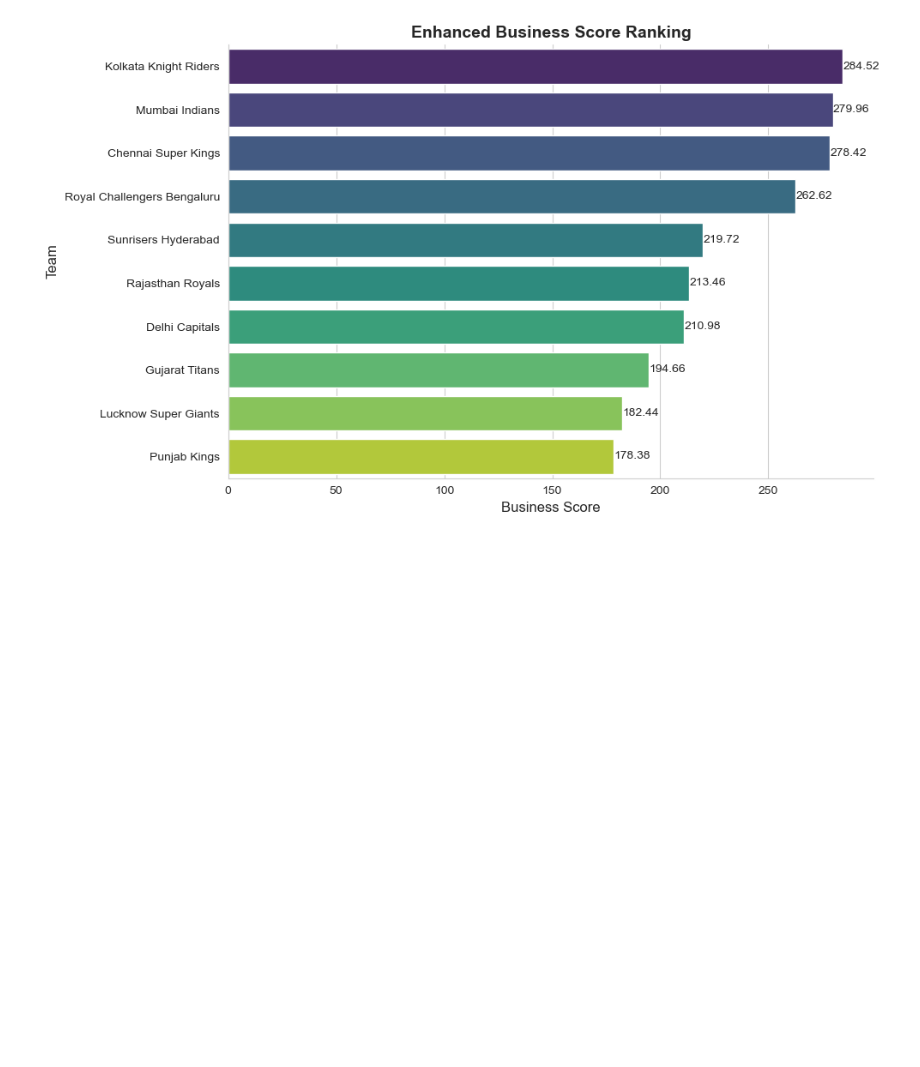
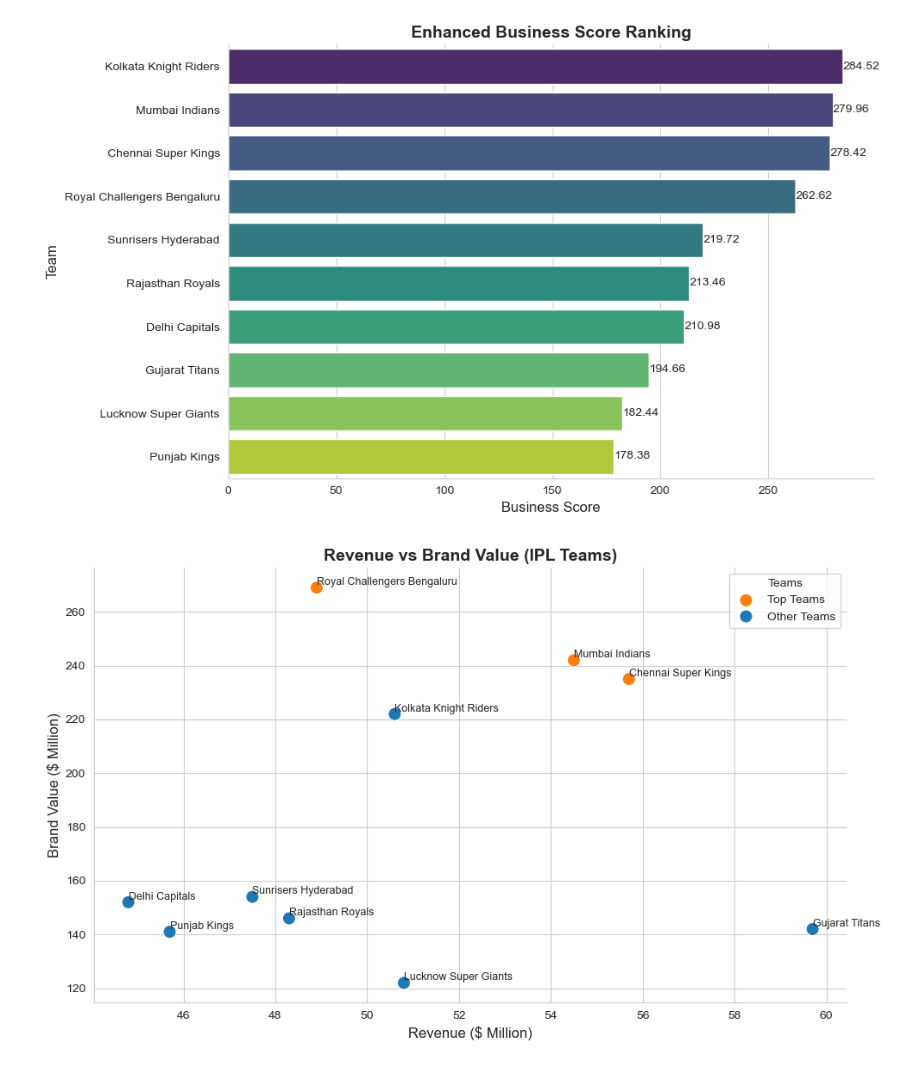
Before and after one commit to tajveer-31/IPL_DA_Python, a Jupyter notebook: Data/02_data_Analysis.ipynb, the cells around one changed output. Saved outputs shown, nothing was run; the diff lists cells and outputs as text; code cells hidden in the pictures; blank space fills up the shorter version.

```diff
--- a/Data/02_data_Analysis.ipynb
+++ b/Data/02_data_Analysis.ipynb
@@ -307,3 +324,38 @@ Passing `palette` without assigning `hue` is deprecated and will be removed in v
 
   ax= sns.barplot(
 [figure]
+# %%
+plt.figure(figsize=(10,6))
+sns.set_style("whitegrid")
+
+# Create a column to highlight top teams
+top_teams = ['Mumbai Indians', 'Chennai Super Kings', 'Royal Challengers Bengaluru']
+df['is_top_team'] = df['team'].isin(top_teams)
+
+sns.scatterplot(
+    data=df,
+    x='win_percentage',
+    y='brand_value_usd_m',
+    hue= df['is_top_team'],
+    s=120
+)
+
+# Add team labels
+for i in range(len(df)):
+    plt.text(
+        df['win_percentage'][i] ,
+        df['brand_value_usd_m'][i] + 1,
+        df['team'][i],
+        fontsize=9
+    )
+
+# Titles and labels
+plt.title("Revenue vs Brand Value (IPL Teams)", fontsize=14, fontweight='bold')
+plt.xlabel("Revenue ($ Million)", fontsize=12)
+plt.ylabel("Brand Value ($ Million)", fontsize=12)
+plt.legend(title= 'Teams', labels=['Top Teams', 'Other Teams'], loc='upper right')
+sns.despine()
+plt.tight_layout()
+plt.show()
+# %% [output]
+[figure, added]
```
Also changed, not shown: parts of 9 cells of this notebook, 1 other file.
